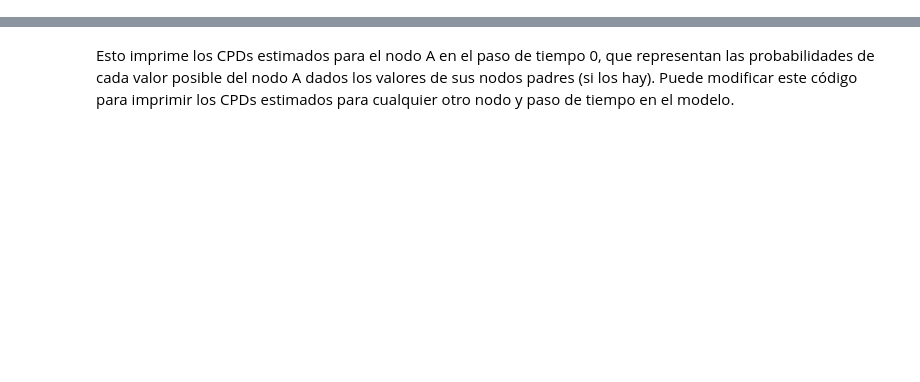
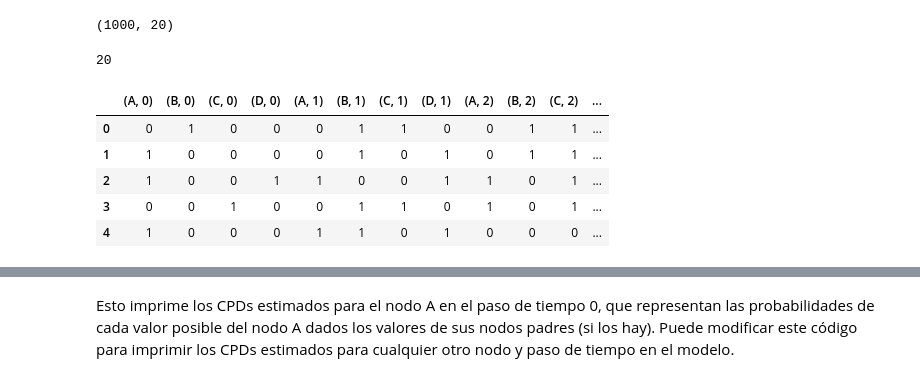
Before and after one commit to igomezv/RazonamientoProbabilistico, a Jupyter notebook: L2_3_RedesBayesianasDinamicas.ipynb, the cells around one changed output, grey strips where cells are left out. Cells and saved outputs as stored; diff of their text form; code cells hidden in the pictures; blank space fills up the shorter version.

```diff
--- a/L2_3_RedesBayesianasDinamicas.ipynb
+++ b/L2_3_RedesBayesianasDinamicas.ipynb
@@ -54,0 +51,25 @@ model.fit(df)
+# %%
+data = np.random.randint(low=0, high=2, size=(1000, 20))
+
+np.shape(data)
+# %% [output]
+(1000, 20)
+# %%
+colnames = []
+
+for t in range(5):
+    colnames.extend([("A", t), ("B", t), ("C", t), ("D", t)])
+
+print(len(colnames))
+# %% [output]
+20
+# %%
+df = pd.DataFrame(data, columns=colnames)
+df.head()
+# %% [output]
+|  | (A, 0) | (B, 0) | (C, 0) | (D, 0) | (A, 1) | (B, 1) | (C, 1) | (D, 1) | (A, 2) | (B, 2) | (C, 2) | ... |
+| 0 | 0 | 1 | 0 | 0 | 0 | 1 | 1 | 0 | 0 | 1 | 1 | ... |
+| 1 | 1 | 0 | 0 | 0 | 0 | 1 | 0 | 1 | 0 | 1 | 1 | ... |
+| 2 | 1 | 0 | 0 | 1 | 1 | 0 | 0 | 1 | 1 | 0 | 1 | ... |
+| 3 | 0 | 0 | 1 | 0 | 0 | 1 | 1 | 0 | 1 | 0 | 1 | ... |
+| 4 | 1 | 0 | 0 | 0 | 1 | 1 | 0 | 1 | 0 | 0 | 0 | ... |
```
Also changed, not shown: parts of 7 cells of this notebook.
